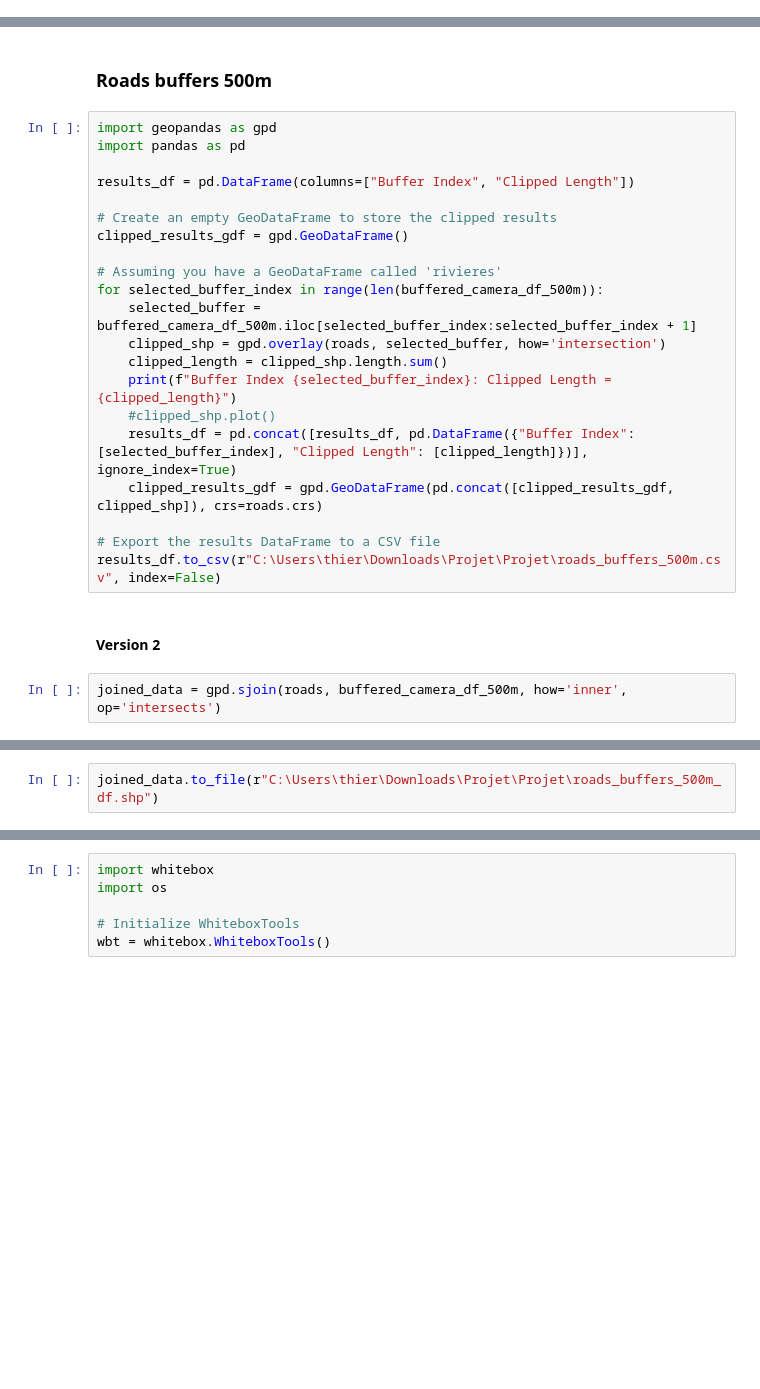
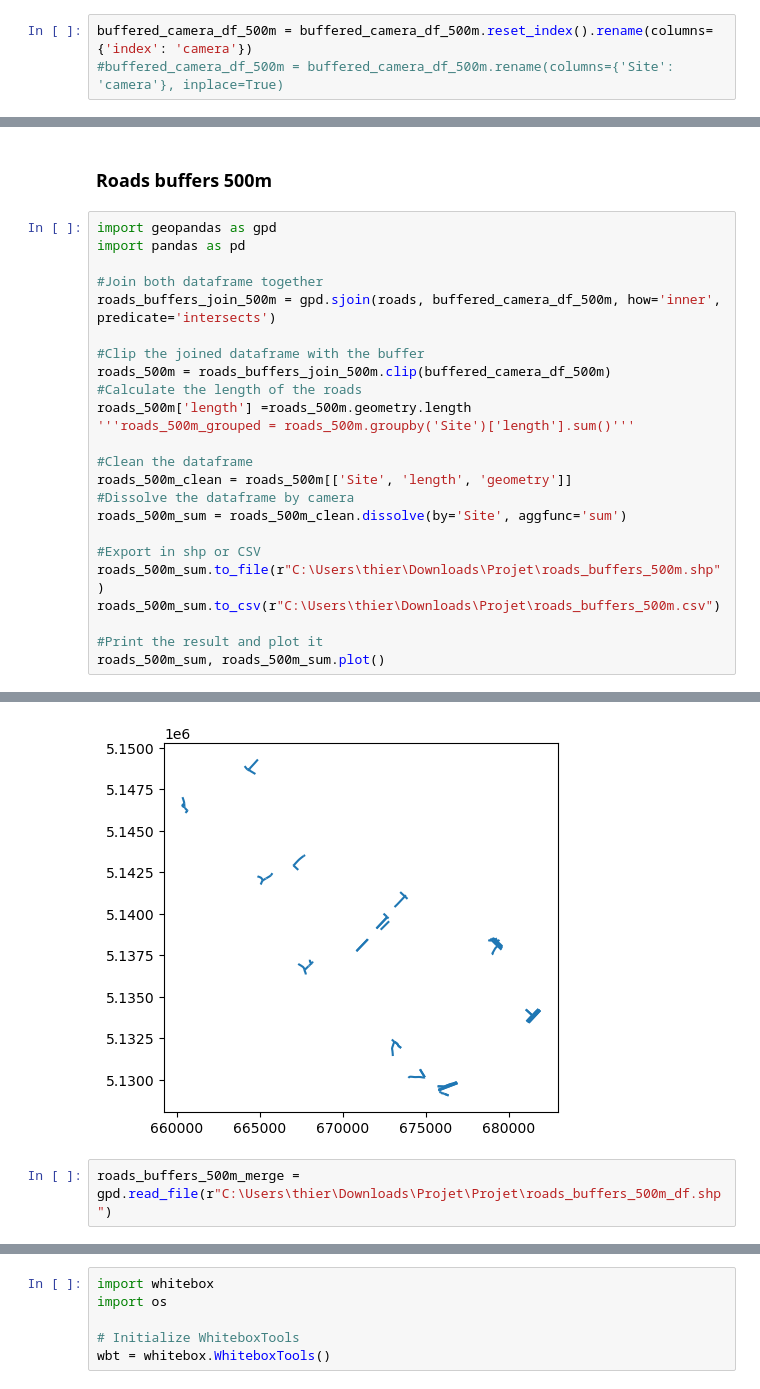
Before and after one commit to tofunori/Multi-buffers-data-extraction, a Jupyter notebook: multi_buffers.ipynb, the cells around one changed output, grey strips where cells are left out. Cells and saved outputs as stored; diff of their text form; blank space fills up the shorter version.

```diff
--- a/multi_buffers.ipynb
+++ b/multi_buffers.ipynb
@@ -43,6 +47,9 @@ buffered_camera_df_2km = gpd.GeoDataFrame(geometry=buffered_geometries_2km, crs=
 buffered_camera_df_500m.to_file(r"C:\Users\thier\Downloads\Projet\Projet\buffers_500m.shp")
 buffered_camera_df_1km.to_file(r"C:\Users\thier\Downloads\Projet\Projet\buffers_1km.shp")
 buffered_camera_df_2km.to_file(r"C:\Users\thier\Downloads\Projet\Projet\buffers_2km.shp")
+# %%
+buffered_camera_df_500m = buffered_camera_df_500m.reset_index().rename(columns={'index': 'camera'})
+#buffered_camera_df_500m = buffered_camera_df_500m.rename(columns={'Site': 'camera'}, inplace=True)
 # %%
 buffered_camera_df_500m
 # %%
@@ -165,28 +172,28 @@ if roads.crs is None:
 roads = roads.to_crs(buffered_camera_df_1km.crs)
 # %% [markdown]
 ### Roads buffers 500m
-# %%
-import geopandas as gpd
-import pandas as pd
-
-results_df = pd.DataFrame(columns=["Buffer Index", "Clipped Length"])
-
-# Create an empty GeoDataFrame to store the clipped results
-clipped_results_gdf = gpd.GeoDataFrame()
-
-# Assuming you have a GeoDataFrame called 'rivieres'
-for selected_buffer_index in range(len(buffered_camera_df_500m)):
-    selected_buffer = buffered_camera_df_500m.iloc[selected_buffer_index:selected_buffer_index + 1]
-    clipped_shp = gpd.overlay(roads, selected_buffer, how='intersection')
-    clipped_length = clipped_shp.length.sum()
-    print(f"Buffer Index {selected_buffer_index}: Clipped Length = {clipped_length}")
-    #clipped_shp.plot()
-    results_df = pd.concat([results_df, pd.DataFrame({"Buffer Index": [selected_buffer_index], "Clipped Length": [clipped_length]})], ignore_index=True)
-    clipped_results_gdf = gpd.GeoDataFrame(pd.concat([clipped_results_gdf, clipped_shp]), crs=roads.crs)
-
-# Export the results DataFrame to a CSV file
-results_df.to_csv(r"C:\Users\thier\Downloads\Projet\Projet\roads_buffers_500m.csv", index=False)
-# %% [markdown]
-#### Version 2
-# %%
-joined_data = gpd.sjoin(roads, buffered_camera_df_500m, how='inner', op='intersects')
+# %%
+import geopandas as gpd
+import pandas as pd
+
+#Join both dataframe together
+roads_buffers_join_500m = gpd.sjoin(roads, buffered_camera_df_500m, how='inner', predicate='intersects')
+
+#Clip the joined dataframe with the buffer
+roads_500m = roads_buffers_join_500m.clip(buffered_camera_df_500m)
+#Calculate the length of the roads
+roads_500m['length'] =roads_500m.geometry.length
+'''roads_500m_grouped = roads_500m.groupby('Site')['length'].sum()'''
+
+#Clean the dataframe
+roads_500m_clean = roads_500m[['Site', 'length', 'geometry']]
+#Dissolve the dataframe by camera
+roads_500m_sum = roads_500m_clean.dissolve(by='Site', aggfunc='sum')
+
+#Export in shp or CSV
+roads_500m_sum.to_file(r"C:\Users\thier\Downloads\Projet\roads_buffers_500m.shp")
+roads_500m_sum.to_csv(r"C:\Users\thier\Downloads\Projet\roads_buffers_500m.csv")
+
+#Print the result and plot it
+roads_500m_sum, roads_500m_sum.plot()
+# %% [output]
@@ -193,2 +218,3 @@ joined_data = gpd.sjoin(roads, buffered_camera_df_500m, how='inner', op='interse
+[figure, added]
 # %%
-joined_data.to_file(r"C:\Users\thier\Downloads\Projet\Projet\roads_buffers_500m_df.shp")
+roads_buffers_500m_merge = gpd.read_file(r"C:\Users\thier\Downloads\Projet\Projet\roads_buffers_500m_df.shp")
```
Also changed, not shown: parts of 26 cells of this notebook.
